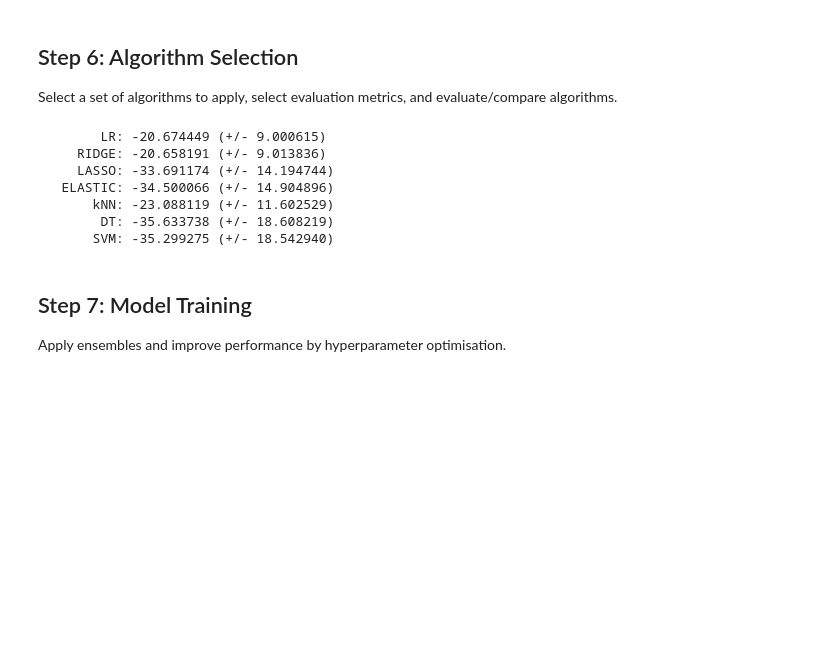
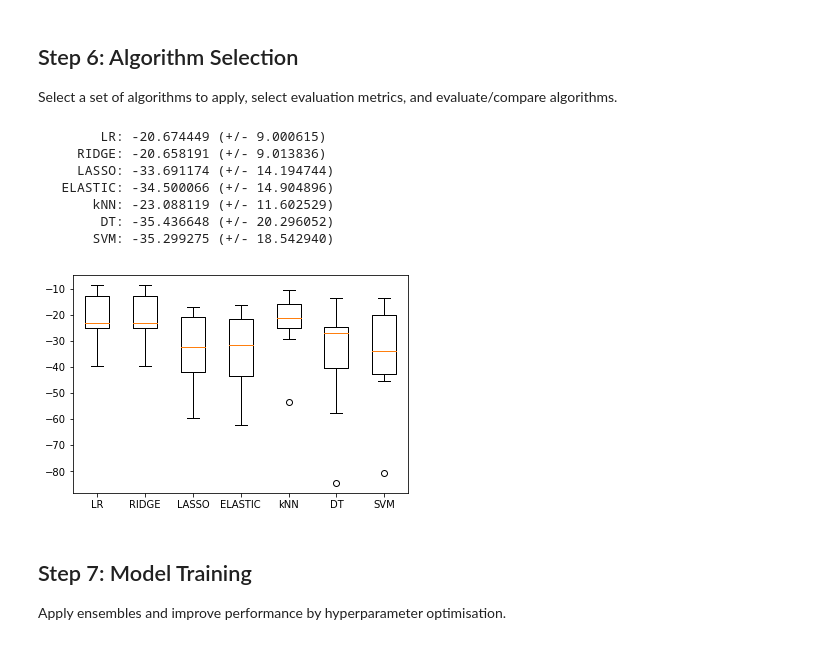
Before and after one commit to angelikim/DataProgrammingEx1, a Jupyter notebook: ProjectTemplateRegression.ipynb, the cells around one changed output. Saved outputs shown, nothing was run; the diff lists cells and outputs as text; code cells hidden in the pictures; blank space fills up the shorter version.

Commit message:
Added final score: Mean squared error. Also added boxplot in regression too.

```diff
--- a/ProjectTemplateRegression.ipynb
+++ b/ProjectTemplateRegression.ipynb
@@ -207,34 +207,39 @@ from sklearn.model_selection import cross_val_score
 kfold = KFold(n_splits=10, random_state=7)
 # Create a list, with one item per algorithm. Each item has a name, and a classifier object.
 models = []
 models.append(('LR',      LinearRegression()))
 models.append(('RIDGE',   Ridge()))
 models.append(('LASSO',   Lasso()))
 models.append(('ELASTIC', ElasticNet()))
 models.append(('kNN',     KNeighborsRegressor()))
 models.append(('DT',      DecisionTreeRegressor()))
 models.append(('SVM',     SVR()))
 
 # The scoring function to use
 scoring = 'neg_mean_squared_error'
 
 
 # We are going to evaluate all classifiers, and store results in two lists:
 results = []
 names   = []
 for name, model in models:
   cv_results = cross_val_score(model, X_train, y_train, cv=kfold, scoring=scoring)
   results.append(cv_results)
   names.append(name)
   print("%010s: %f (+/- %f)" % (name, cv_results.mean(), cv_results.std()))
+
+plt.boxplot(results)
+plt.xticks(list(range(1,len(names)+1)), names)
+plt.show()
 # %% [output]
         LR: -20.674449 (+/- 9.000615)
      RIDGE: -20.658191 (+/- 9.013836)
      LASSO: -33.691174 (+/- 14.194744)
    ELASTIC: -34.500066 (+/- 14.904896)
        kNN: -23.088119 (+/- 11.602529)
-        DT: -35.633738 (+/- 18.608219)
+        DT: -35.436648 (+/- 20.296052)
        SVM: -35.299275 (+/- 18.542940)
+[figure, added]
 # %% [markdown]
 ## Step 7: Model Training
 Apply ensembles and improve performance by hyperparameter optimisation.
```
Also changed, not shown: parts of 3 cells of this notebook.
